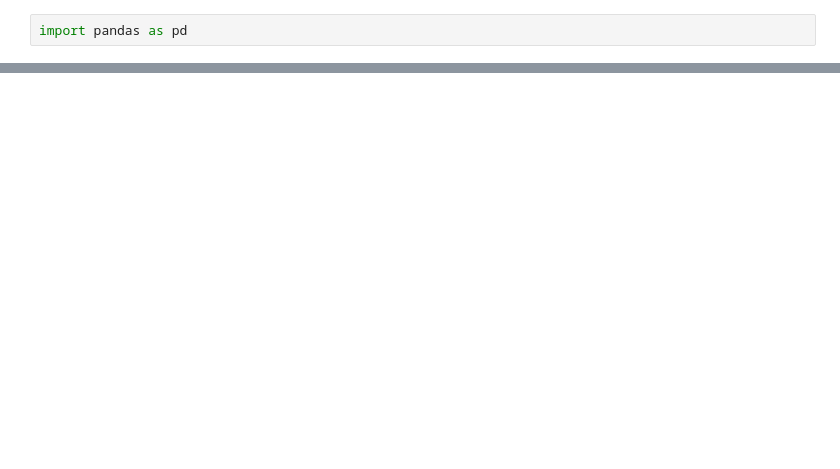
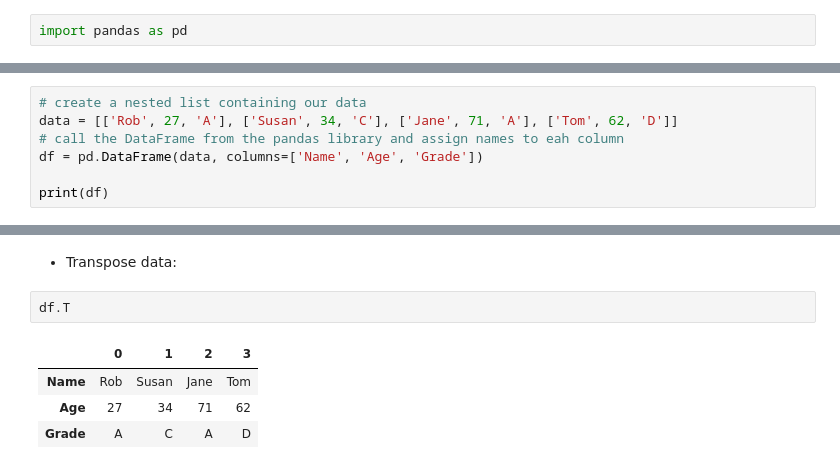
Before and after one commit to adambaskerville/ProgrammingForChemists, a Jupyter notebook: Session5.ipynb, the cells around one changed output, grey strips where cells are left out. Saved outputs shown, nothing was run; the diff lists cells and outputs as text; blank space fills up the shorter version.

```diff
--- a/Session5.ipynb
+++ b/Session5.ipynb
@@ -53,0 +55,7 @@ A DataFrame is a two-dimensional array with heterogeneous data. Consider the fol
+# %%
+# create a nested list containing our data
+data = [['Rob', 27, 'A'], ['Susan', 34, 'C'], ['Jane', 71, 'A'], ['Tom', 62, 'D']]
+# call the DataFrame from the pandas library and assign names to eah column
+df = pd.DataFrame(data, columns=['Name', 'Age', 'Grade'])
+
+print(df)
@@ -53,0 +113,9 @@ A DataFrame is a two-dimensional array with heterogeneous data. Consider the fol
+# %% [markdown]
+* Transpose data:
+# %%
+df.T
+# %% [output]
+|  | 0 | 1 | 2 | 3 |
+| Name | Rob | Susan | Jane | Tom |
+| Age | 27 | 34 | 71 | 62 |
+| Grade | A | C | A | D |
```
Also changed, not shown: parts of 28 cells of this notebook, 17 other files.
